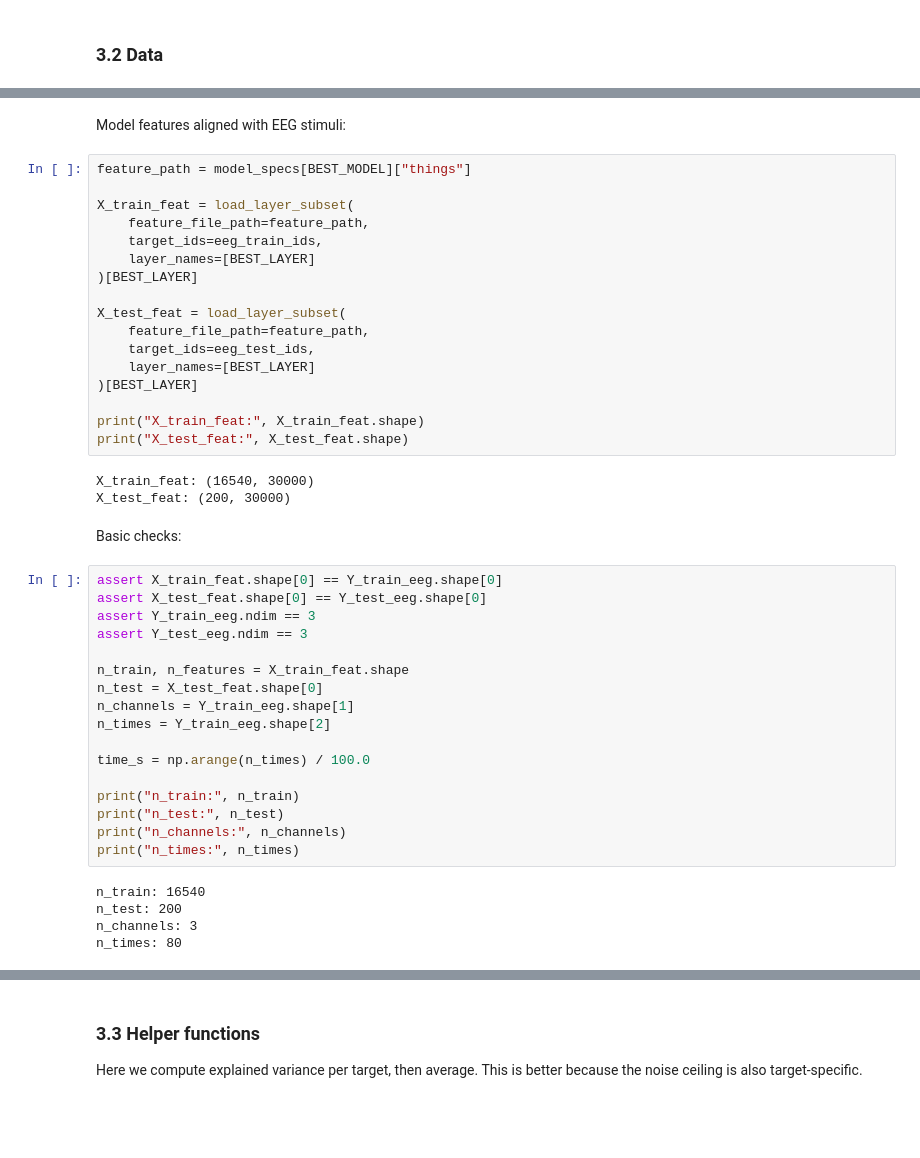
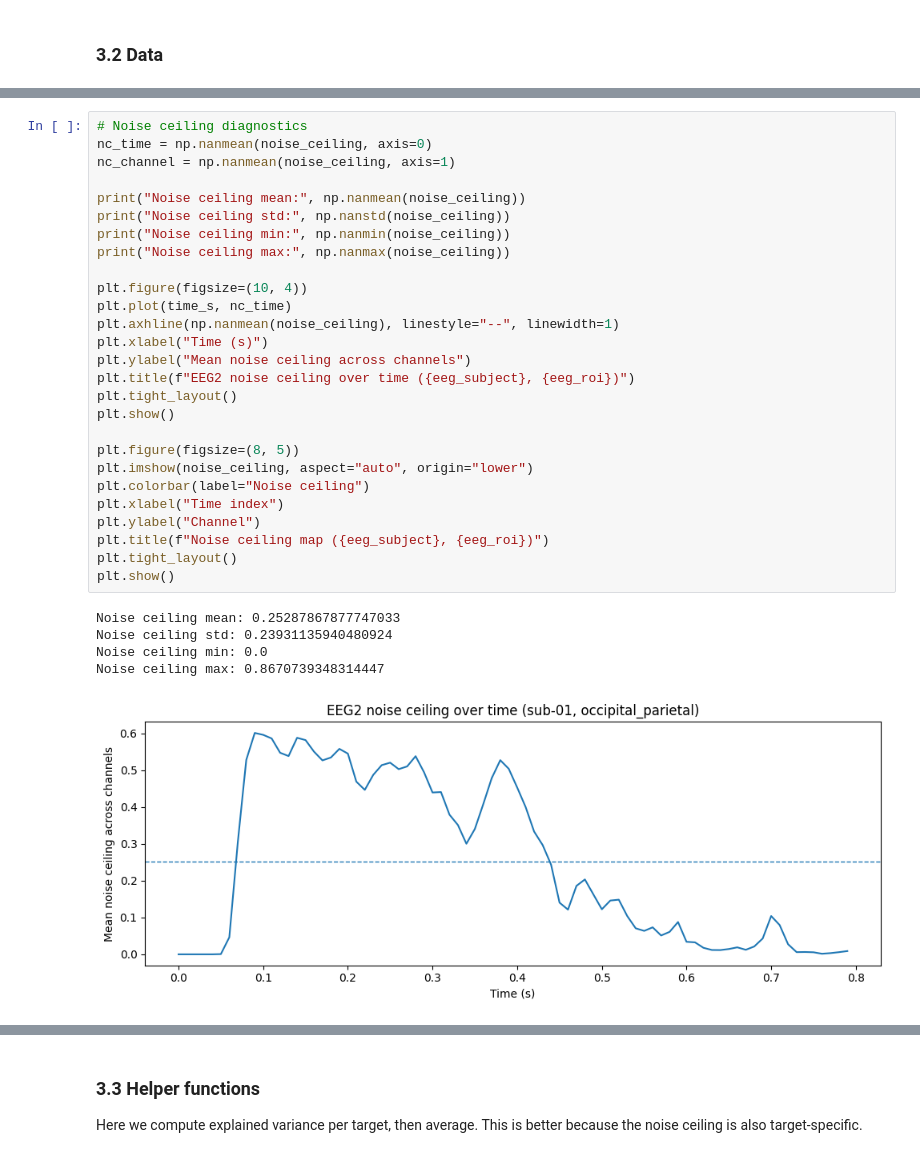
Before and after one commit to Shakikii/Brain-like_Project, a Jupyter notebook: nx414_Clara.ipynb, the cells around one changed output, grey strips where cells are left out. Saved outputs shown, nothing was run; the diff lists cells and outputs as text; blank space fills up the shorter version.

Commit message:
modifs part 3 avec plots

```diff
--- a/nx414_Clara.ipynb
+++ b/nx414_Clara.ipynb
@@ -2780,46 +2805,33 @@ noise_ceiling: (3, 80)
-# %% [markdown]
-Model features aligned with EEG stimuli:
-# %%
-feature_path = model_specs[BEST_MODEL]["things"]
-
-X_train_feat = load_layer_subset(
-    feature_file_path=feature_path,
-    target_ids=eeg_train_ids,
-    layer_names=[BEST_LAYER]
-)[BEST_LAYER]
-
-X_test_feat = load_layer_subset(
-    feature_file_path=feature_path,
-    target_ids=eeg_test_ids,
-    layer_names=[BEST_LAYER]
-)[BEST_LAYER]
-
-print("X_train_feat:", X_train_feat.shape)
-print("X_test_feat:", X_test_feat.shape)
-# %% [output]
-X_train_feat: (16540, 30000)
-X_test_feat: (200, 30000)
-# %% [markdown]
-Basic checks:
-# %%
-assert X_train_feat.shape[0] == Y_train_eeg.shape[0]
-assert X_test_feat.shape[0] == Y_test_eeg.shape[0]
-assert Y_train_eeg.ndim == 3
-assert Y_test_eeg.ndim == 3
-
-n_train, n_features = X_train_feat.shape
-n_test = X_test_feat.shape[0]
-n_channels = Y_train_eeg.shape[1]
-n_times = Y_train_eeg.shape[2]
-
-time_s = np.arange(n_times) / 100.0
-
-print("n_train:", n_train)
-print("n_test:", n_test)
-print("n_channels:", n_channels)
-print("n_times:", n_times)
-# %% [output]
-n_train: 16540
-n_test: 200
-n_channels: 3
-n_times: 80
+# %%
+# Noise ceiling diagnostics
+nc_time = np.nanmean(noise_ceiling, axis=0)
+nc_channel = np.nanmean(noise_ceiling, axis=1)
+
+print("Noise ceiling mean:", np.nanmean(noise_ceiling))
+print("Noise ceiling std:", np.nanstd(noise_ceiling))
+print("Noise ceiling min:", np.nanmin(noise_ceiling))
+print("Noise ceiling max:", np.nanmax(noise_ceiling))
+
+plt.figure(figsize=(10, 4))
+plt.plot(time_s, nc_time)
+plt.axhline(np.nanmean(noise_ceiling), linestyle="--", linewidth=1)
+plt.xlabel("Time (s)")
+plt.ylabel("Mean noise ceiling across channels")
+plt.title(f"EEG2 noise ceiling over time ({eeg_subject}, {eeg_roi})")
+plt.tight_layout()
+plt.show()
+
+plt.figure(figsize=(8, 5))
+plt.imshow(noise_ceiling, aspect="auto", origin="lower")
+plt.colorbar(label="Noise ceiling")
+plt.xlabel("Time index")
+plt.ylabel("Channel")
+plt.title(f"Noise ceiling map ({eeg_subject}, {eeg_roi})")
+plt.tight_layout()
+plt.show()
+# %% [output]
+Noise ceiling mean: 0.25287867877747033
+Noise ceiling std: 0.23931135940480924
+Noise ceiling min: 0.0
+Noise ceiling max: 0.8670739348314447
+[figure, added]
```
Also changed, not shown: parts of 103 cells of this notebook.
